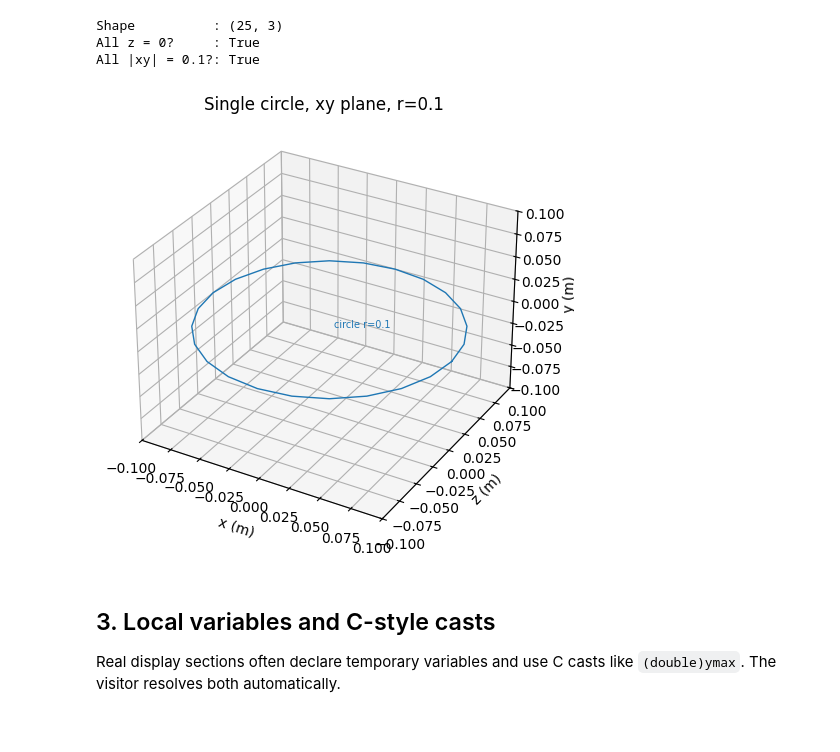
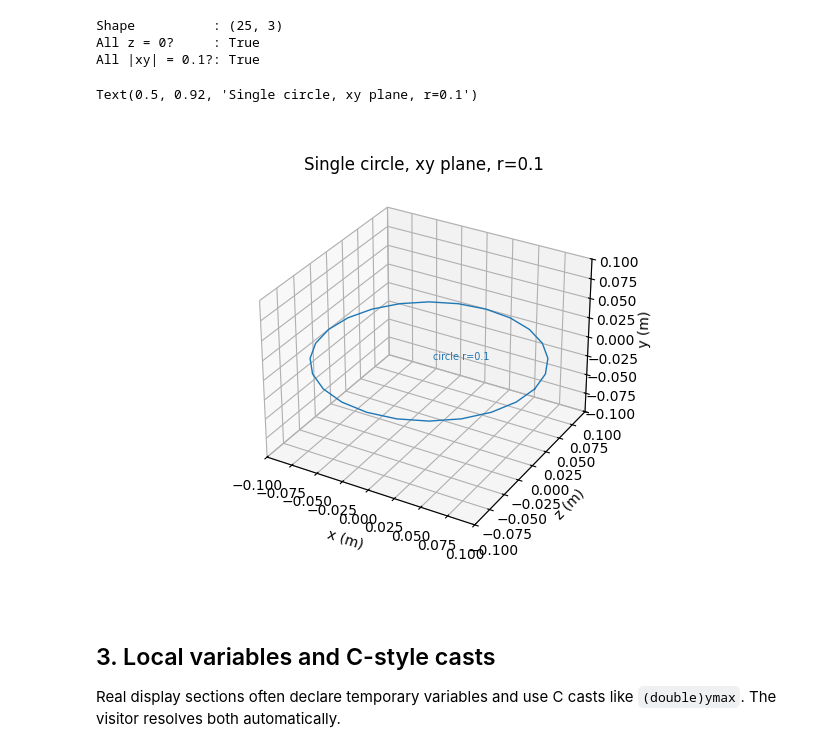
Before and after one commit to mccode-dev/mccode-antlr, a Jupyter notebook: docs/examples/display_geometry.ipynb, the cells around one changed output. Drawn from its saved outputs; the diff is of its cells as text; code cells hidden in the pictures.

```diff
--- a/docs/examples/display_geometry.ipynb
+++ b/docs/examples/display_geometry.ipynb
@@ -66,9 +77,9 @@ All |xy| = 0.1?: True
 # %%
 fig, ax = plot_geometry({'circle r=0.1': polylines})
 ax.set_title('Single circle, xy plane, r=0.1')
-plt.tight_layout(); plt.savefig('/tmp/circle_demo.png', dpi=100); plt.show()
 # %% [output]
+Text(0.5, 0.92, 'Single circle, xy plane, r=0.1')
-[figure, old version]
+[figure, new version]
 # %% [markdown]
 ## 3. Local variables and C-style casts
 
```
Also changed, not shown: parts of 12 cells of this notebook, 11 other files.
